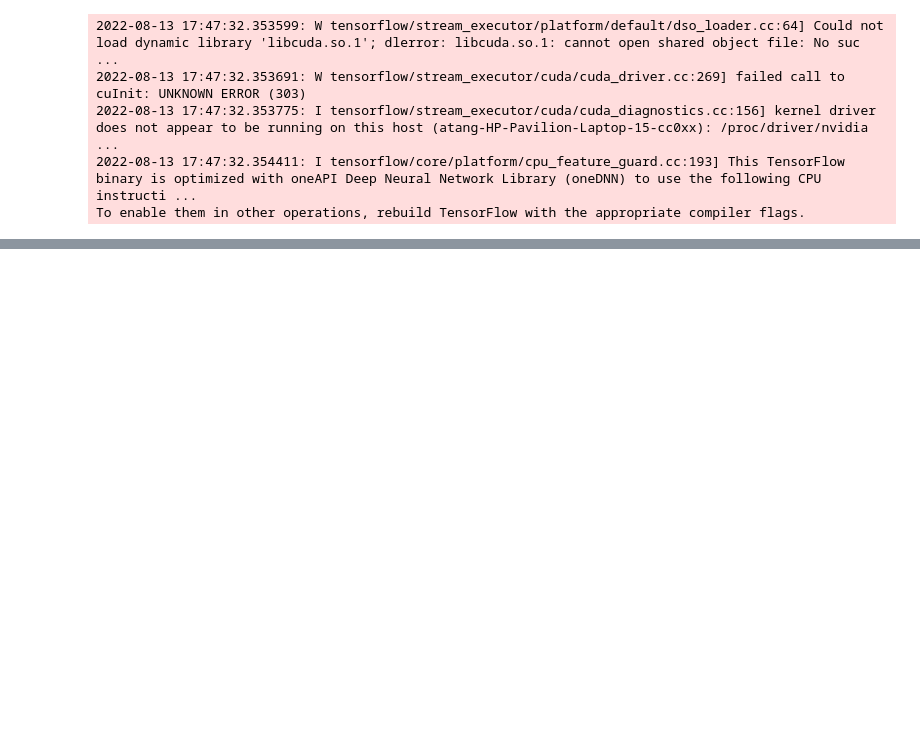
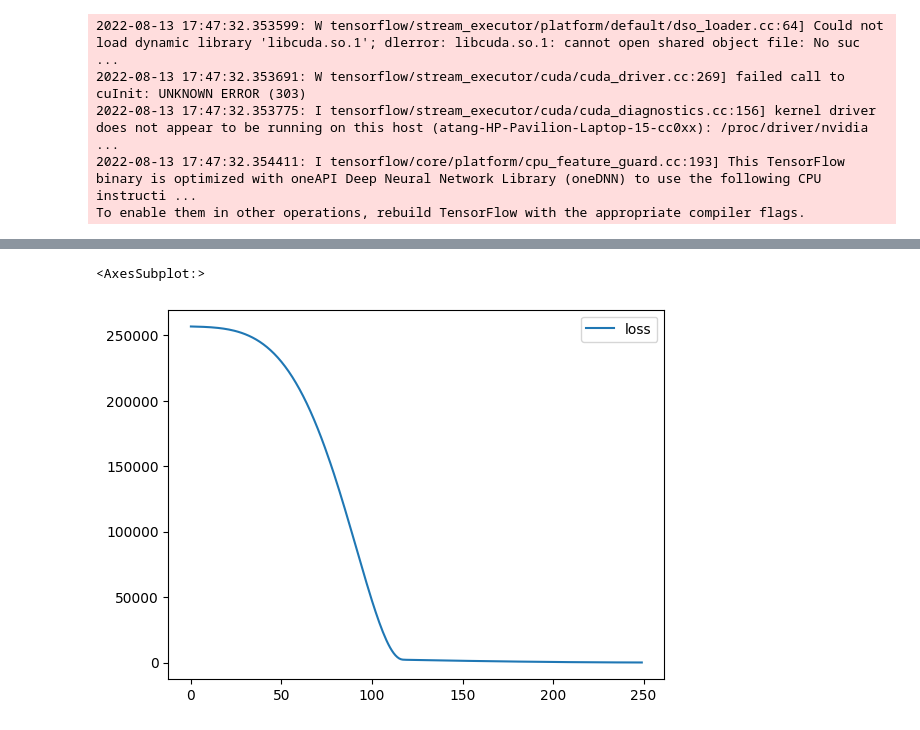
Before and after one commit to andrews-tang/Cancer-Classification-and-EDA-on-King-County-Data, a Jupyter notebook: Keras-Basics.ipynb, the cells around one changed output, grey strips where cells are left out. Cells and saved outputs as stored; diff of their text form; code cells hidden in the pictures; blank space fills up the shorter version.

```diff
--- a/Keras-Basics.ipynb
+++ b/Keras-Basics.ipynb
@@ -144,0 +164,3 @@ model.history.history
+# %%
+loss_df=pd.DataFrame(model.history.history)
+loss_df.head()
@@ -144,0 +174,5 @@ model.history.history
+# %%
+loss_df.plot()
+# %% [output]
+<AxesSubplot:>
+[figure, added]
```
Also changed, not shown: parts of 3 cells of this notebook.
